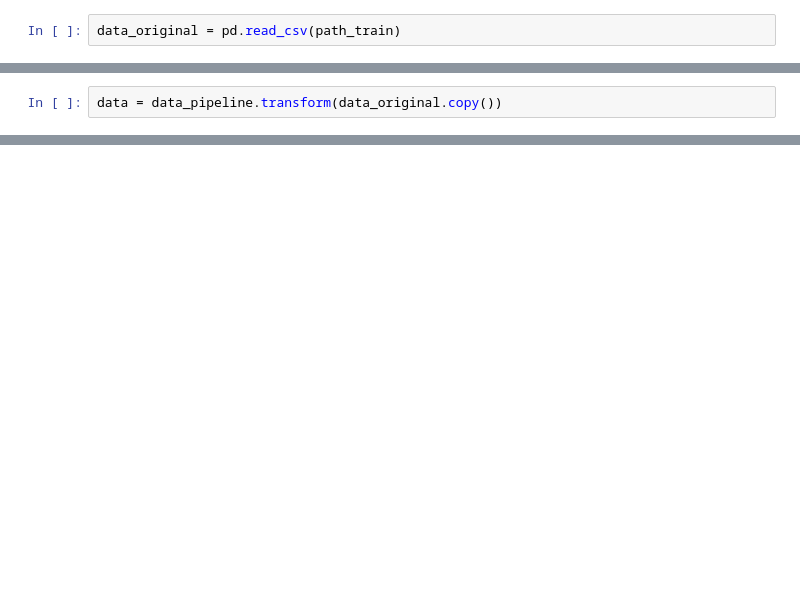
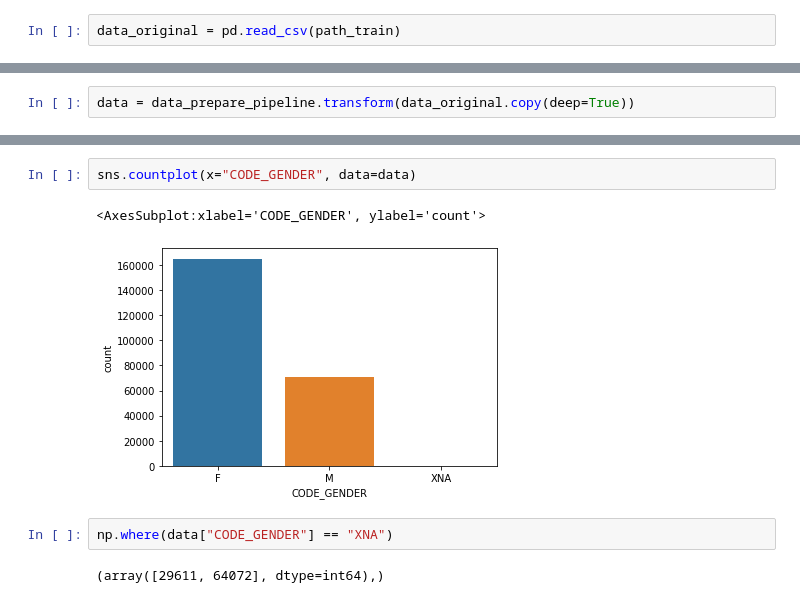
Before and after one commit to Valemos/ml_labs, a Jupyter notebook: lab2_credit_default_risk.ipynb, the cells around one changed output, grey strips where cells are left out. Cells and saved outputs as stored; diff of their text form; blank space fills up the shorter version.

```diff
--- a/lab2_credit_default_risk.ipynb
+++ b/lab2_credit_default_risk.ipynb
@@ -72,2 +120,2 @@ data_original = pd.read_csv(path_train)
 # %%
-data = data_pipeline.transform(data_original.copy())
+data = data_prepare_pipeline.transform(data_original.copy(deep=True))
@@ -73,0 +138,9 @@ data = data_pipeline.transform(data_original.copy())
+# %%
+sns.countplot(x="CODE_GENDER", data=data)
+# %% [output]
+<AxesSubplot:xlabel='CODE_GENDER', ylabel='count'>
+[figure, added]
+# %%
+np.where(data["CODE_GENDER"] == "XNA")
+# %% [output]
+(array([29611, 64072], dtype=int64),)
```
Also changed, not shown: parts of 21 cells of this notebook.
